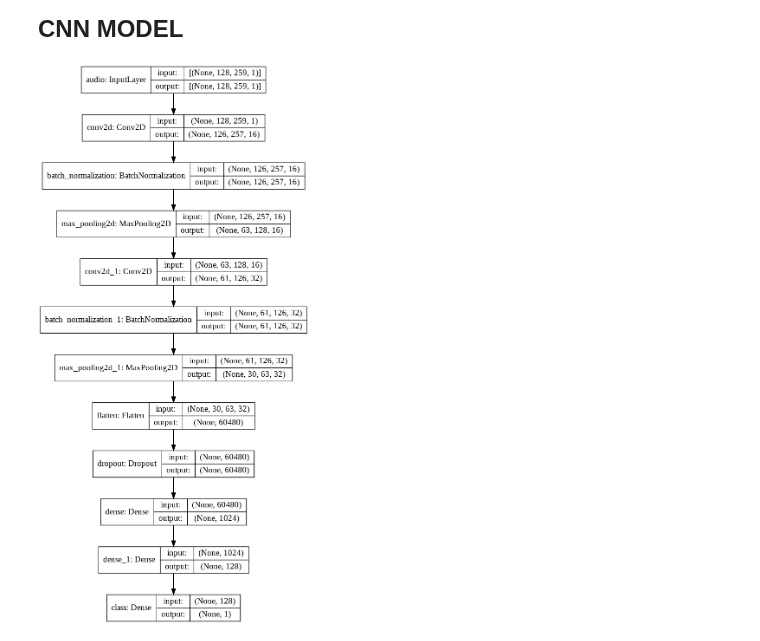
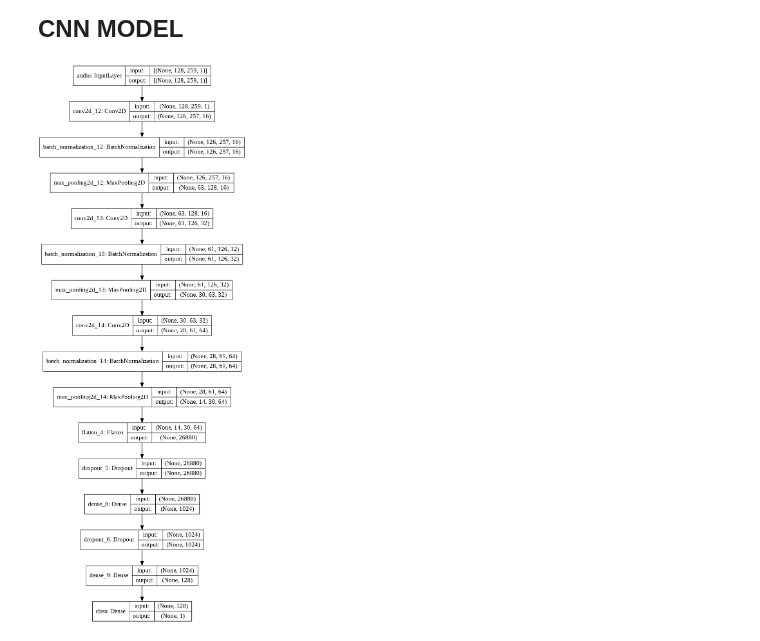
Before and after one commit to kaneelgit/msi_voxceleb, a Jupyter notebook: Audio_classification.ipynb, the cells around one changed output. Drawn from its saved outputs; the diff is of its cells as text; code cells hidden in the pictures.

```diff
--- a/Audio_classification.ipynb
+++ b/Audio_classification.ipynb
@@ -239,37 +255,38 @@ def cnn_model(x):
 
     x = tf.keras.layers.Conv2D(32, kernel_size = (3, 3), activation = 'relu')(x)
     x = tf.keras.layers.BatchNormalization()(x)
     x = tf.keras.layers.MaxPool2D(pool_size = (2, 2))(x)
 
-    # x = tf.keras.layers.Conv3D(64, kernel_size = (3, 3, 1), activation = 'relu')(x)
-    # x = tf.keras.layers.BatchNormalization()(x)
-    # x = tf.keras.layers.MaxPool3D(pool_size = (2, 2, 1))(x)
+    x = tf.keras.layers.Conv2D(64, kernel_size = (3, 3), activation = 'relu')(x)
+    x = tf.keras.layers.BatchNormalization()(x)
+    x = tf.keras.layers.MaxPool2D(pool_size = (2, 2))(x)
 
     # x = tf.keras.layers.Conv3D(64, kernel_size = (3, 3, 1), activation = 'relu')(x)
     # x = tf.keras.layers.BatchNormalization()(x)
     # x = tf.keras.layers.MaxPool3D(pool_size = (2, 2, 1))(x)
 
     return x
 
 #input
 input_samp = np.zeros([16, 128, 259, 1])
 
 #input
 input = Input(input_samp[0, :].shape, name = 'audio')
 out = cnn_model(input)
 out = Flatten()(out)
 out = Dropout(0.5)(out)
 out = Dense(1024, activation = 'relu')(out)
+out = Dropout(0.8)(out)
 out = Dense(128, activation = 'relu')(out)
 output = Dense(1, activation = 'sigmoid', name = 'class')(out)
 
 #create the model
 audio_cnn_model = Model(input, output)
 
 #plot the model
 plot_model(audio_cnn_model, show_shapes = True, show_layer_names = True, to_file = 'test_model.png')
 # %% [output]
-[figure, old version]
+[figure, new version]
 # %%
 #compile the model
 opt = tf.optimizers.Adam(0.001)
```
Also changed, not shown: parts of 5 cells of this notebook.
